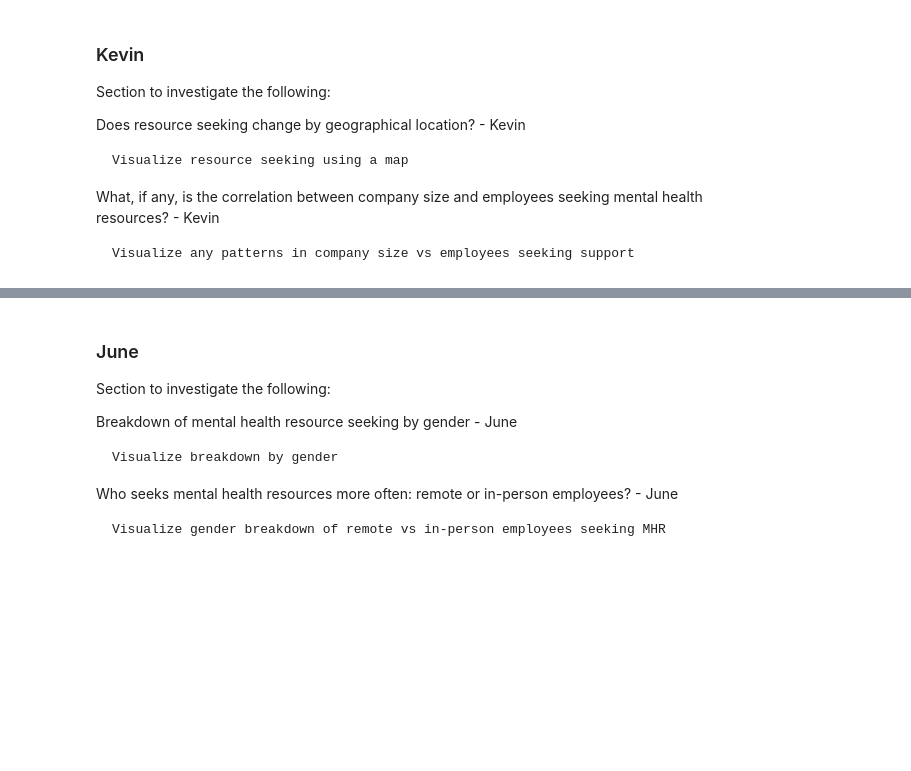
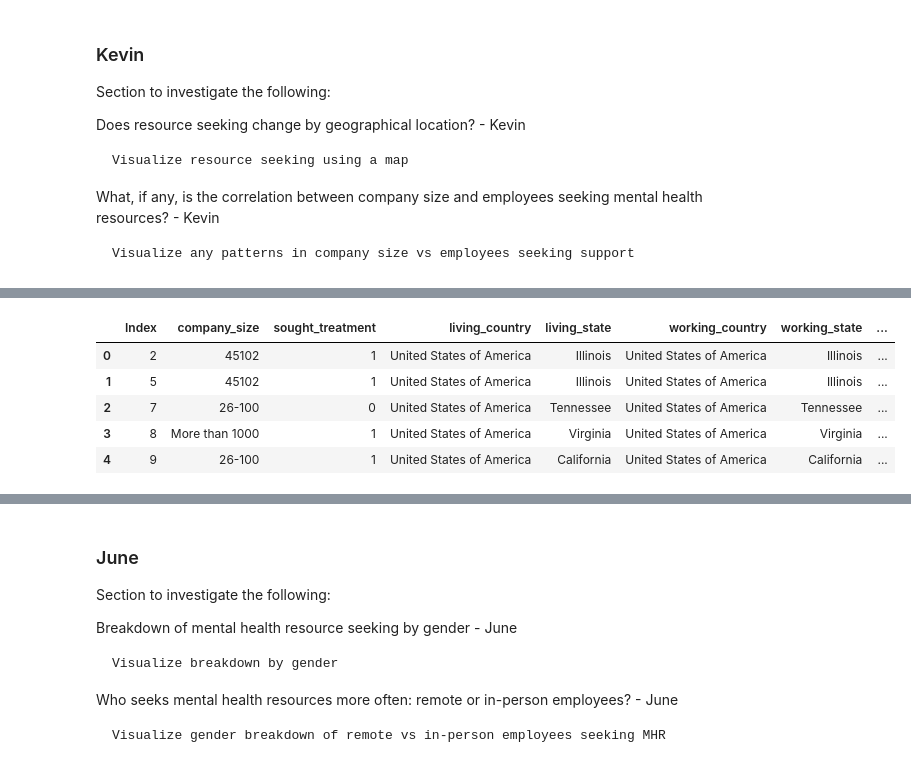
Before and after one commit to June-buggy/Project_01, a Jupyter notebook: Project_01.ipynb, the cells around one changed output, grey strips where cells are left out. Saved outputs shown, nothing was run; the diff lists cells and outputs as text; code cells hidden in the pictures; blank space fills up the shorter version.

```diff
--- a/Project_01.ipynb
+++ b/Project_01.ipynb
@@ -72,0 +125,10 @@ What, if any, is the correlation between company size and employees seeking ment
+# %%
+### NOTE: removing all rows of responses not from the united states
+
+kd_df_geographical = kd_df_columns[kd_df_columns['living_country'] == 'United States of America']
+
+### NOTE: removing all responses that do not give a US state (all responses from US provided a state)
+kd_df_geographical = kd_df_geographical.dropna(subset = ['living_state'])
+
+print(kd_df_geographical.shape)
+kd_df_geographical.head()
@@ -72,0 +143,25 @@ What, if any, is the correlation between company size and employees seeking ment
+# %%
+### grouping by state to find percent of people who have sought treatment in each state
+kd_df_geo_grouped = kd_df_geographical.groupby('living_state').mean()
+
+# renaming column to reflect proportion
+kd_df_geo_grouped = kd_df_geo_grouped.rename(columns = {'sought_treatment': 'Proportion of Respondents who have sought treatment'})
+kd_df_geo_grouped = kd_df_geo_grouped[['Proportion of Respondents who have sought treatment']]
+
+# resetting index to keep state column in
+kd_df_geo_grouped = kd_df_geo_grouped.reset_index()
+
+# merging proportions back into geographical dataframe in case we need sought_treatment_proportion column
+kd_df_geo_merged = kd_df_geographical.merge(right = kd_df_geo_grouped,
+                                            how = 'left',
+                                            left_on = 'living_state',
+                                            right_on = 'living_state')
+
+kd_df_geo_merged.head()
+# %% [output]
+|  | Index | company_size | sought_treatment | living_country | living_state | working_country | working_state | ... |
+| 0 | 2 | 45102 | 1 | United States of America | Illinois | United States of America | Illinois | ... |
+| 1 | 5 | 45102 | 1 | United States of America | Illinois | United States of America | Illinois | ... |
+| 2 | 7 | 26-100 | 0 | United States of America | Tennessee | United States of America | Tennessee | ... |
+| 3 | 8 | More than 1000 | 1 | United States of America | Virginia | United States of America | Virginia | ... |
+| 4 | 9 | 26-100 | 1 | United States of America | California | United States of America | California | ... |
```
Also changed, not shown: parts of 7 cells of this notebook.
